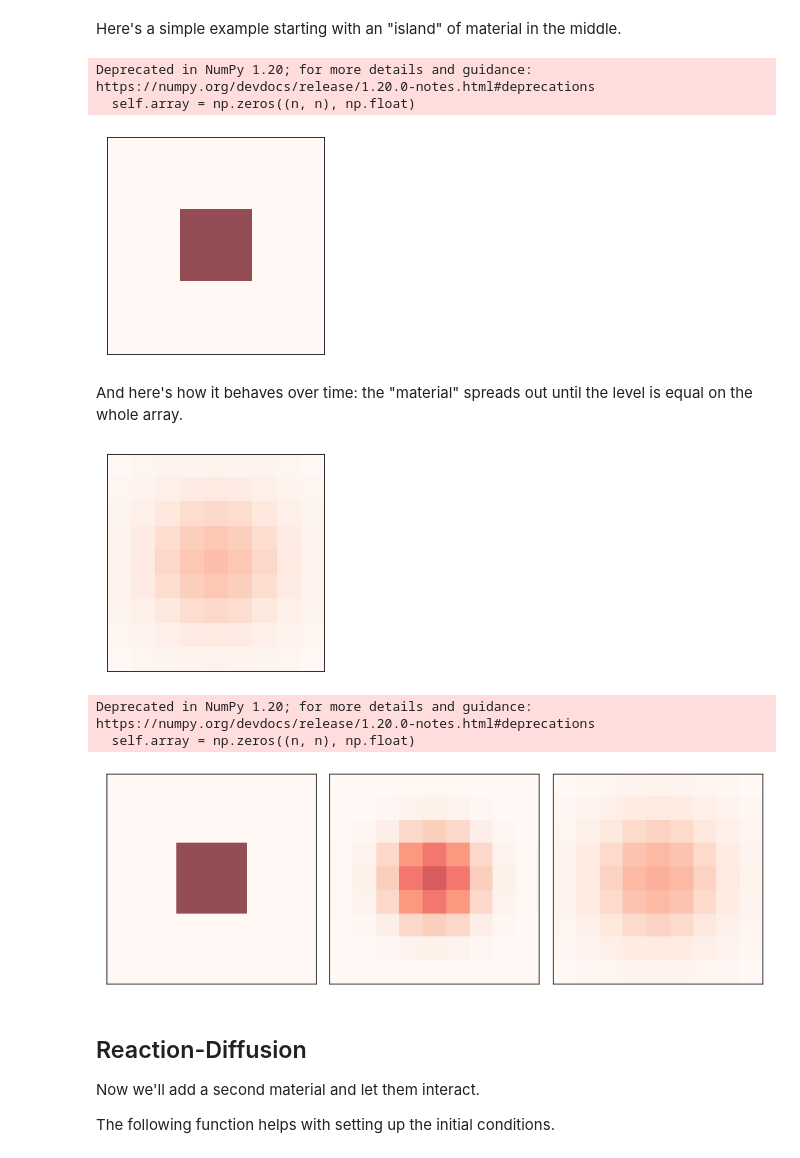
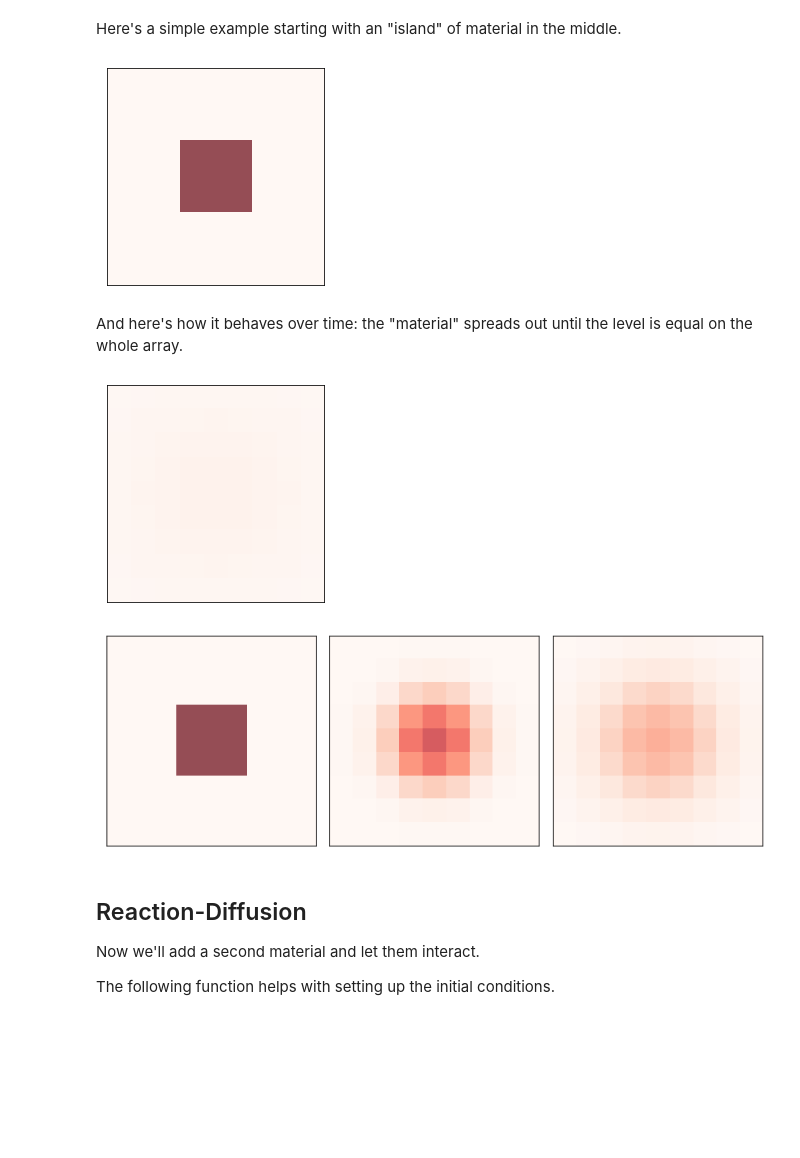
Before and after one commit to benchrisblair/complex-colab, a Jupyter notebook: notebooks/chap09.ipynb, the cells around one changed output. Drawn from its saved outputs; the diff is of its cells as text; code cells hidden in the pictures; blank space fills up the shorter version.

Commit message:
Updated deprecated methods

```diff
--- a/notebooks/chap09.ipynb
+++ b/notebooks/chap09.ipynb
@@ -131,7 +131,7 @@ class Diffusion(Cell2D):
         r: diffusion rate constant
         """
         self.r = r
-        self.array = np.zeros((n, n), np.float)
+        self.array = np.zeros((n, n), float)
 
     def add_cells(self, row, col, *strings):
         """Adds cells at the given location.
@@ -158,15 +158,13 @@ diff = Diffusion(n=9, r=0.1)
 diff.add_cells(3, 3, '111', '111', '111')
 diff.draw()
 # %% [output]
-Deprecated in NumPy 1.20; for more details and guidance: https://numpy.org/devdocs/release/1.20.0-notes.html#deprecations
-  self.array = np.zeros((n, n), np.float)
 [figure]
 # %% [markdown]
 And here's how it behaves over time: the "material" spreads out until the level is equal on the whole array.
 # %%
-diff.animate(frames=20, interval=0.1)
+diff.animate(frames=100, interval=0.1)
 # %% [output]
-[figure, old version]
+[figure, new version]
 # %%
 from utils import three_frame
 
@@ -176,8 +174,6 @@ three_frame(diff, [0, 5, 10])
 
 plt.show('figs/chap07-1')
 # %% [output]
-Deprecated in NumPy 1.20; for more details and guidance: https://numpy.org/devdocs/release/1.20.0-notes.html#deprecations
-  self.array = np.zeros((n, n), np.float)
 [figure]
 # %% [markdown]
 ## Reaction-Diffusion
```
Also changed, not shown: parts of 4 cells of this notebook.
